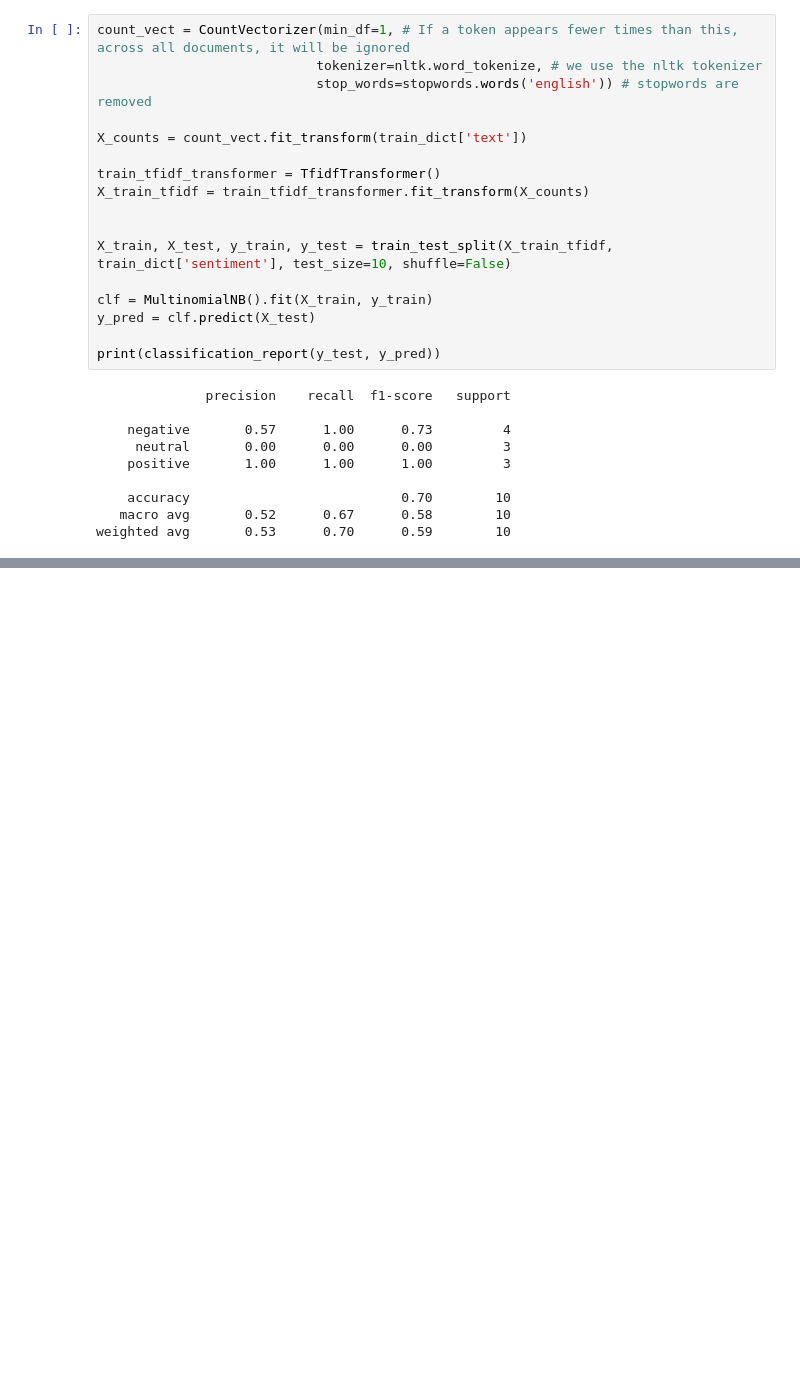
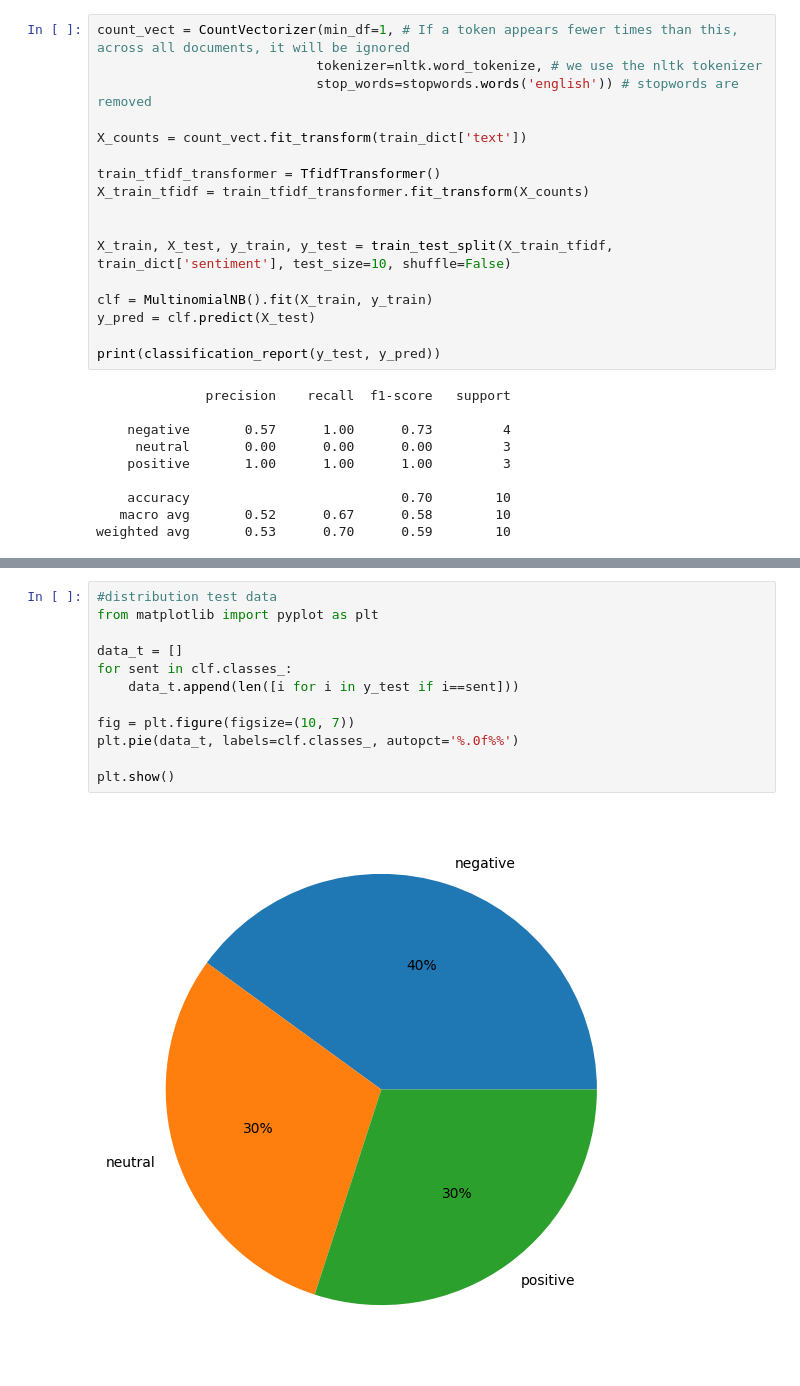
Before and after one commit to yari-iray/ba-text-mining-group19, a Jupyter notebook: final_project/final_sentiment.ipynb, the cells around one changed output, grey strips where cells are left out. Cells and saved outputs as stored; diff of their text form; blank space fills up the shorter version.

```diff
--- a/final_project/final_sentiment.ipynb
+++ b/final_project/final_sentiment.ipynb
@@ -183,0 +214,14 @@ weighted avg       0.53      0.70      0.59        10
+# %%
+#distribution test data
+from matplotlib import pyplot as plt
+
+data_t = []
+for sent in clf.classes_:
+    data_t.append(len([i for i in y_test if i==sent]))
+
+fig = plt.figure(figsize=(10, 7))
+plt.pie(data_t, labels=clf.classes_, autopct='%.0f%%')
+
+plt.show()
+# %% [output]
+[figure, added]
```
Also changed, not shown: parts of 6 cells of this notebook.
